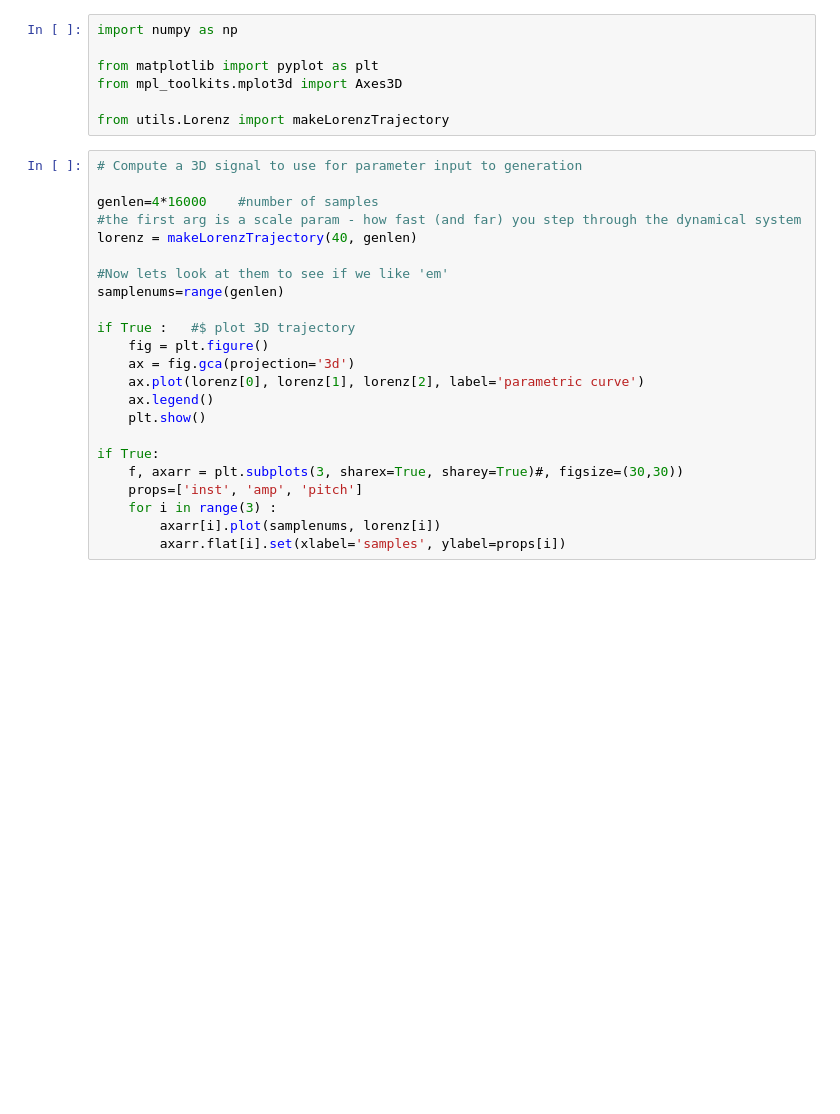
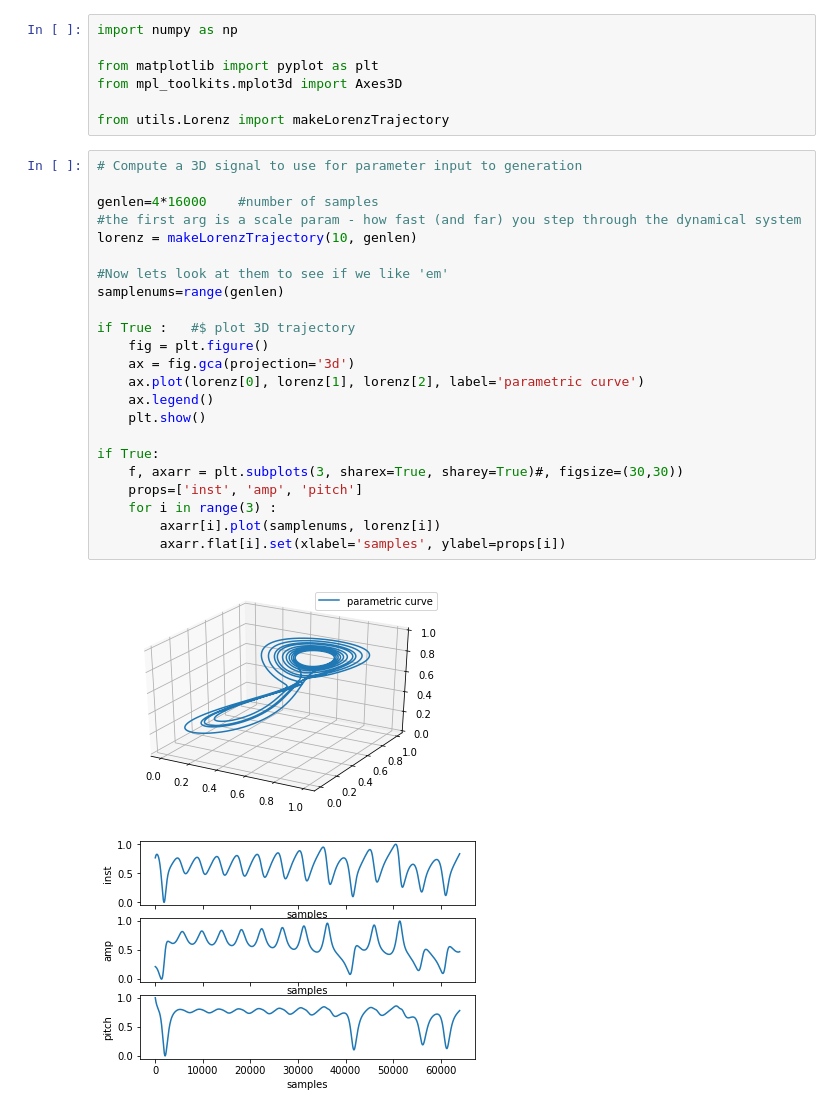
Before and after one commit to lonce/ExplorePRNN, a Jupyter notebook: exploreLorenz.ipynb, the cells around one changed output. Drawn from its saved outputs; the diff is of its cells as text; blank space fills up the shorter version.

```diff
--- a/exploreLorenz.ipynb
+++ b/exploreLorenz.ipynb
@@ -42,26 +62,29 @@ from utils.Lorenz import makeLorenzTrajectory
 # %%
 # Compute a 3D signal to use for parameter input to generation
 
 genlen=4*16000    #number of samples
 #the first arg is a scale param - how fast (and far) you step through the dynamical system
-lorenz = makeLorenzTrajectory(40, genlen)
+lorenz = makeLorenzTrajectory(10, genlen)
 
 #Now lets look at them to see if we like 'em'
 samplenums=range(genlen)
 
 if True :   #$ plot 3D trajectory
     fig = plt.figure()
     ax = fig.gca(projection='3d')
     ax.plot(lorenz[0], lorenz[1], lorenz[2], label='parametric curve')
     ax.legend()
     plt.show()
 
 if True:
     f, axarr = plt.subplots(3, sharex=True, sharey=True)#, figsize=(30,30))
     props=['inst', 'amp', 'pitch']
     for i in range(3) :
         axarr[i].plot(samplenums, lorenz[i])
         axarr.flat[i].set(xlabel='samples', ylabel=props[i])
+# %% [output]
+[figure, added]
+[figure, added]
 # %%
 #Generate signal using parameter trajectories computed in previous cell
 
```
Also changed, not shown: parts of 3 cells of this notebook, 10 other files.
